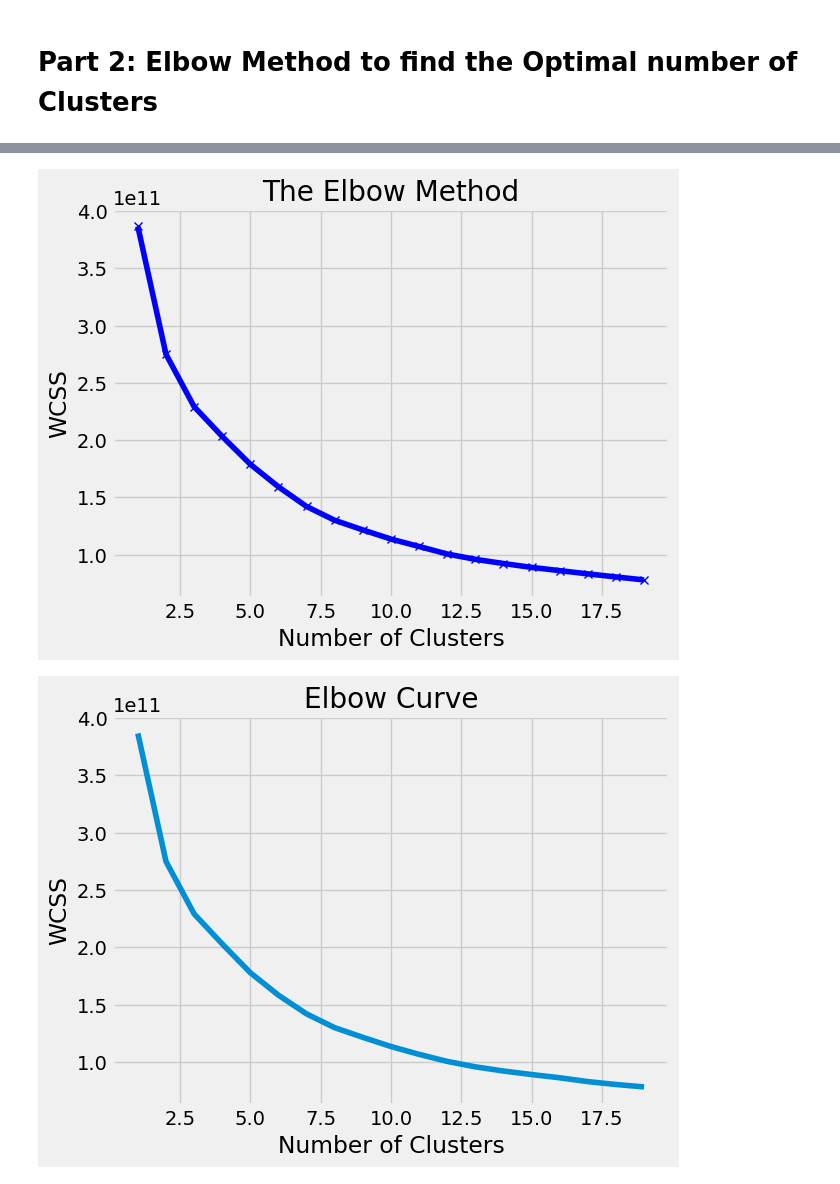
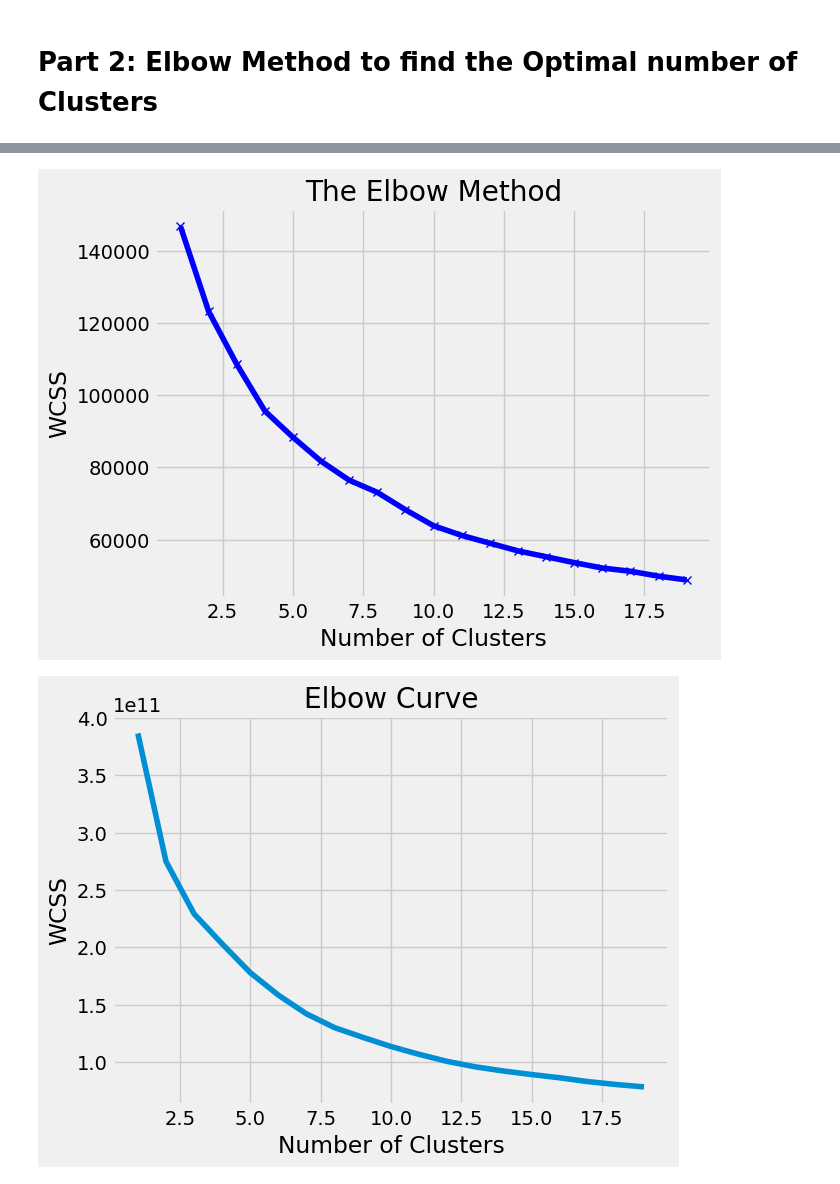
Before and after one commit to henryonomakpo/The-Impact-of-ESG-Ratings-on-EV-Manufacturing-Industry, a Jupyter notebook: KMeans_Customer_Segmentation.ipynb, the cells around one changed output, grey strips where cells are left out. Drawn from its saved outputs; the diff is of its cells as text; code cells hidden in the pictures.

```diff
--- a/KMeans_Customer_Segmentation.ipynb
+++ b/KMeans_Customer_Segmentation.ipynb
@@ -192,0 +194,25 @@ from sklearn.cluster import KMeans
+# %%
+
+import pandas as pd
+import matplotlib.pyplot as plt
+from sklearn.cluster import KMeans
+
+# Load the dataset
+data = pd.read_csv('/content/47 - CC-GENERAL.csv')
+
+# Preprocess the data
+data.dropna(inplace=True)
+data = data.drop('CUST_ID', axis=1)
+
+# Dealing with missing values using mean imputation
+
+data['CREDIT_LIMIT'] = data['CREDIT_LIMIT'].fillna(data['CREDIT_LIMIT'].mean())
+data['MINIMUM_PAYMENTS'] = data['MINIMUM_PAYMENTS'].fillna(data['MINIMUM_PAYMENTS'].mean())
+
+
+# Preprocess the data with StandardScaler
+sc = StandardScaler()
+data_scaled = sc.fit_transform(data)
+
+# Display the scaled data
+print(data_scaled)
@@ -193,21 +233,21 @@ from sklearn.cluster import KMeans
 # %%
 
 import pandas as pd
 import matplotlib.pyplot as plt
 from sklearn.cluster import KMeans
 
 wcss = []
 for i in range(1, 20):
   kmeans = KMeans(n_clusters = i, init='k-means++')
-  kmeans.fit(data)
+  kmeans.fit(data_scaled)
   wcss.append(kmeans.inertia_)
 plt.plot(range(1,20), wcss, 'bx-')
 plt.title('The Elbow Method')
 plt.xlabel('Number of Clusters')
 plt.ylabel('WCSS')
 plt.show()
 # %% [output]
-[figure, old version]
+[figure, new version]
 # %%
 import pandas as pd
 import matplotlib.pyplot as plt
```
Also changed, not shown: parts of 3 cells of this notebook.
